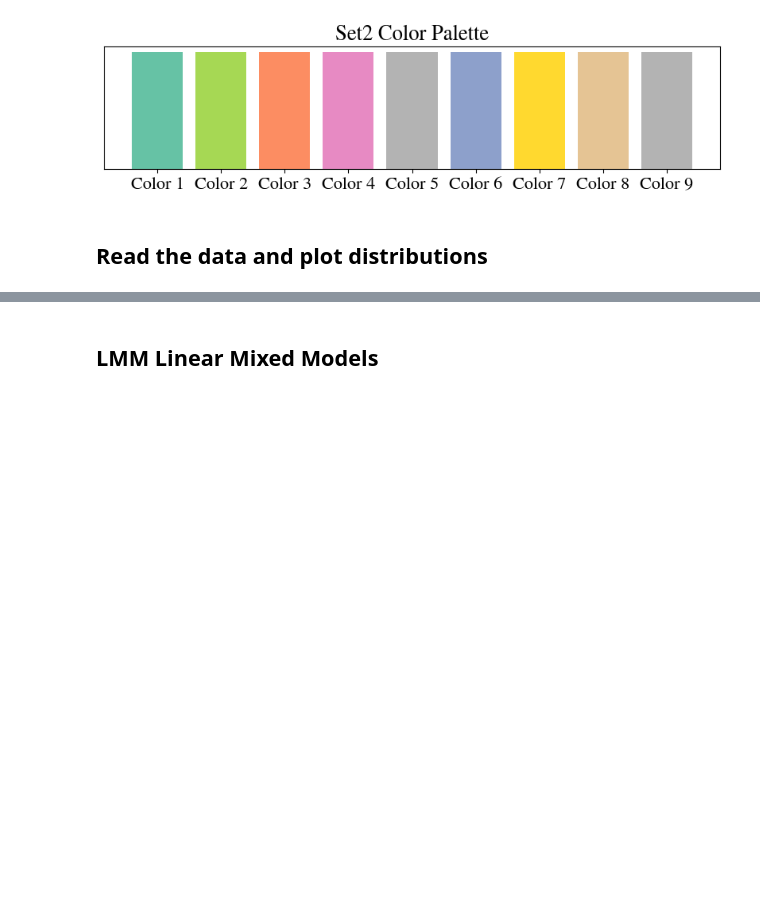
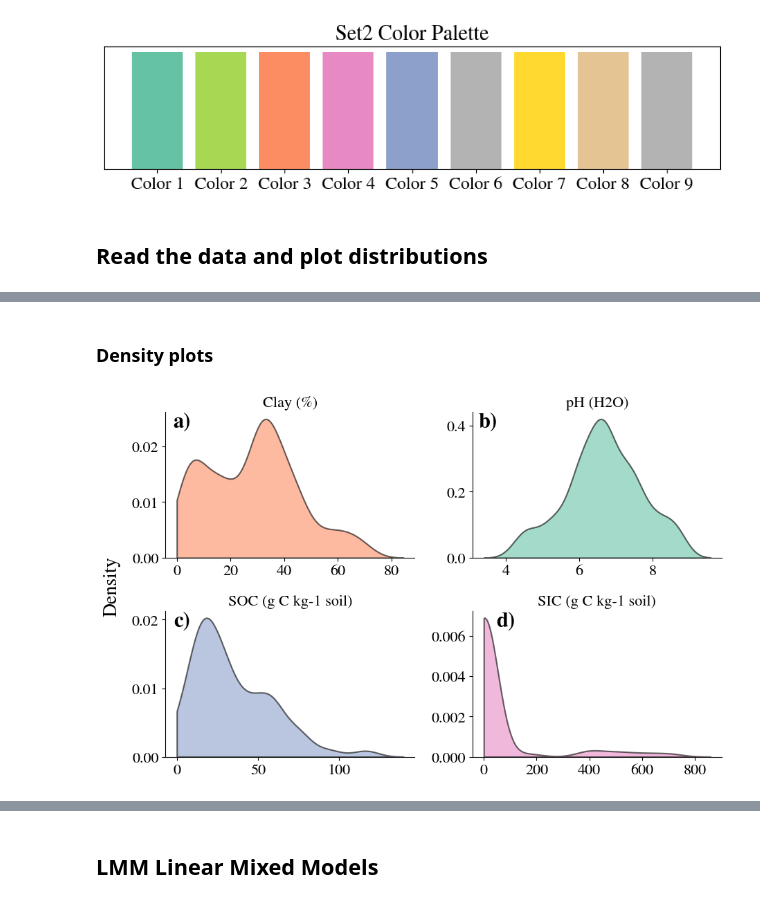
Before and after one commit to marija-stojanova/Fractionation-protocols-comparison, a Jupyter notebook: paper_notebook.ipynb, the cells around one changed output, grey strips where cells are left out. Saved outputs shown, nothing was run; the diff lists cells and outputs as text; code cells hidden in the pictures; blank space fills up the shorter version.

```diff
--- a/paper_notebook.ipynb
+++ b/paper_notebook.ipynb
@@ -21,6 +21,9 @@ from statsmodels.tools.sm_exceptions import ConvergenceWarning
 import warnings
 import itertools
 from scipy.stats import f_oneway, wilcoxon
+from itertools import combinations
+from statsmodels.stats.multitest import multipletests
+
 warnings.simplefilter('ignore', FutureWarning)
 warnings.simplefilter('ignore', ConvergenceWarning)
 
@@ -66,7 +69,7 @@ def bias_function (y_true, y_pred):
 import matplotlib.pyplot as plt
 
 # Set2 colors
-colors = ['#66c2a5','#a6d854', '#fc8d62',  '#e78ac3', '#b3b3b3', '#8da0cb',  '#ffd92f', '#e5c494', '#b3b3b3']
+colors = ['#66c2a5','#a6d854', '#fc8d62',  '#e78ac3', '#8da0cb', '#b3b3b3',   '#ffd92f', '#e5c494', '#b3b3b3']
 
 # Plot each color as a horizontal bar
 plt.figure(figsize=(10, 2))
@@ -163,0 +91,75 @@ Wilcoxon Signed-Rank (M1 vs. M2): W = 1.000, p = 0.00000
+# %% [markdown]
+### Density plots
+# %%
+import seaborn as sns
+import matplotlib.pyplot as plt
+import pandas as pd
+import numpy as np
+
+# Example dataframe
+# df = pd.read_csv("your_data.csv")
+df_long = df.melt(var_name="Variable", value_name="Value")
+
+# Custom palette
+lease_colors = [ '#fc8d62', '#66c2a5',  '#8da0cb','#e78ac3', '#ffd92f', '#e5c494', '#b3b3b3']
+
+# Map Variable to prettier labels
+var_labels = {
+    "Clay": "Clay (%)",
+    "pH": "pH (H2O)",
+    "TIC": "SIC (g C kg-1 soil)",
+    "TOC_mesured": "SOC (g C kg-1 soil)"
+}
+df_long["Variable"] = df_long["Variable"].map(var_labels)
+
+# Get unique variables in order
+variables = df_long["Variable"].unique()
+palette = {var: lease_colors[i % len(lease_colors)] for i, var in enumerate(variables)}
+
+# FacetGrid for density plots
+g = sns.FacetGrid(df_long,
+                  col="Variable",
+                  col_wrap=2,
+                  sharex=False,
+                  sharey=False,
+                  height=3,
+                  aspect=1.5)
+
+# Map the KDE with automatic coloring
+g.map_dataframe(
+    sns.kdeplot,
+    x="Value",
+    fill=True,
+    alpha=0.6,
+    linewidth=1.5,
+    clip=(0, None),  # Cutoff at 0
+    color='black'  # We'll use palette in the next step,
+)
+labels = ['a)', 'b)', 'c)', 'd)']
+
+# Apply colors per facet
+for ax, var, label in zip(g.axes.flat, variables, labels):
+    ax.collections[0].set_facecolor(palette[var])
+    ax.collections[0].set_alpha(0.6)
+    ax.set_ylabel("")
+    ax.set_xlabel("")
+
+    if label == 'd)':
+        pos=0.17
+    else:
+        pos=0.1
+    ax.text(
+    pos, 1, label,  # (x, y) in axes coordinates
+    transform=ax.transAxes,
+    ha='right', va='top',
+    fontsize=22, fontweight='bold',)
+
+g.fig.text(-0.02, 0.5, "Density", va='center', rotation='vertical', fontsize=20)  # y-axis label
+# Remove 'Variable =' and set just the names
+g.set_titles("{col_name}")
+
+plt.tight_layout()
+plt.savefig('output/figures/histogram_pedo.png', bbox_inches='tight')
+plt.show()
+# %% [output]
+[figure, added]
```
Also changed, not shown: parts of 24 cells of this notebook, 12 other files.
